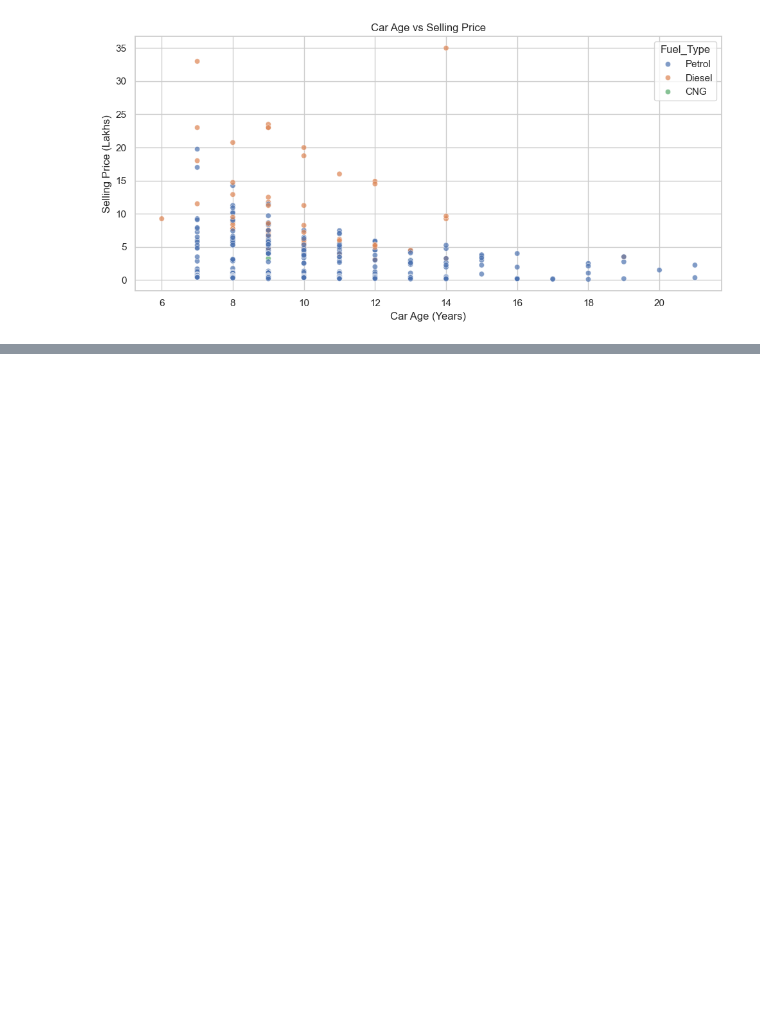
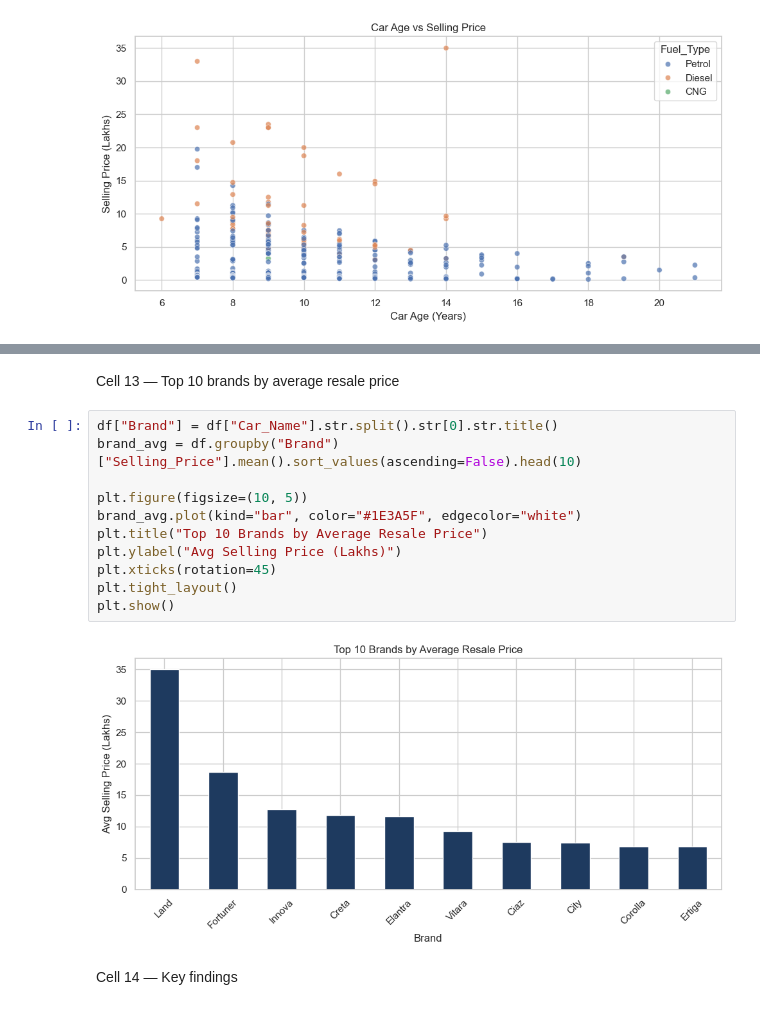
Before and after one commit to JayHiran24/used-car-analysis, a Jupyter notebook: notebooks/01_eda.ipynb, the cells around one changed output, grey strips where cells are left out. Saved outputs shown, nothing was run; the diff lists cells and outputs as text; blank space fills up the shorter version.

```diff
--- a/notebooks/01_eda.ipynb
+++ b/notebooks/01_eda.ipynb
@@ -127,0 +151,17 @@ plt.show()
+# %% [markdown]
+Cell 13 — Top 10 brands by average resale price
+# %%
+df["Brand"] = df["Car_Name"].str.split().str[0].str.title()
+brand_avg = df.groupby("Brand")["Selling_Price"].mean().sort_values(ascending=False).head(10)
+
+plt.figure(figsize=(10, 5))
+brand_avg.plot(kind="bar", color="#1E3A5F", edgecolor="white")
+plt.title("Top 10 Brands by Average Resale Price")
+plt.ylabel("Avg Selling Price (Lakhs)")
+plt.xticks(rotation=45)
+plt.tight_layout()
+plt.show()
+# %% [output]
+[figure, added]
+# %% [markdown]
+Cell 14 — Key findings
```
Also changed, not shown: parts of 10 cells of this notebook, 4 other files.
